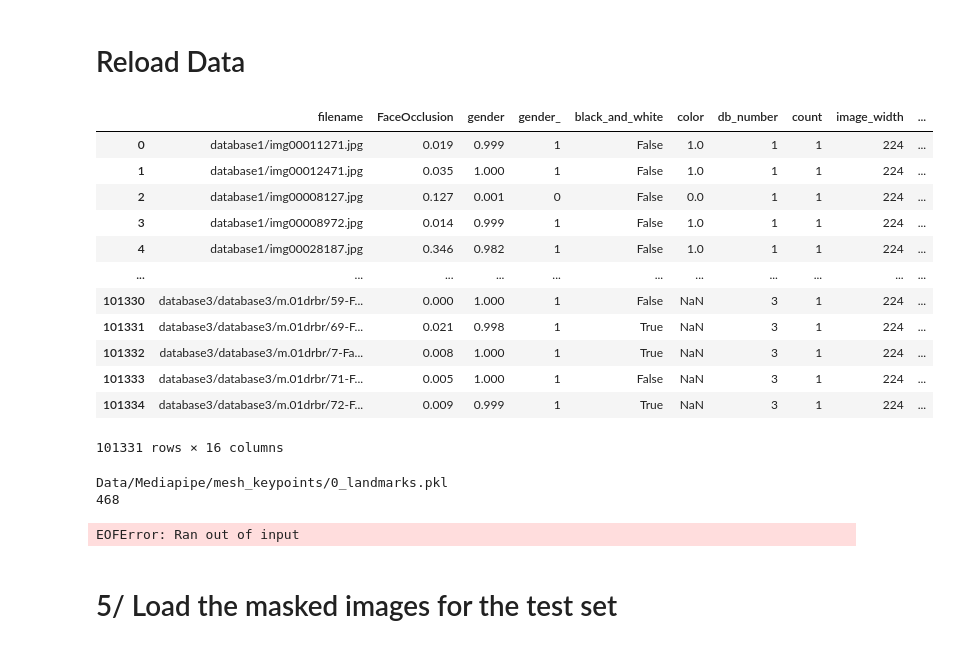
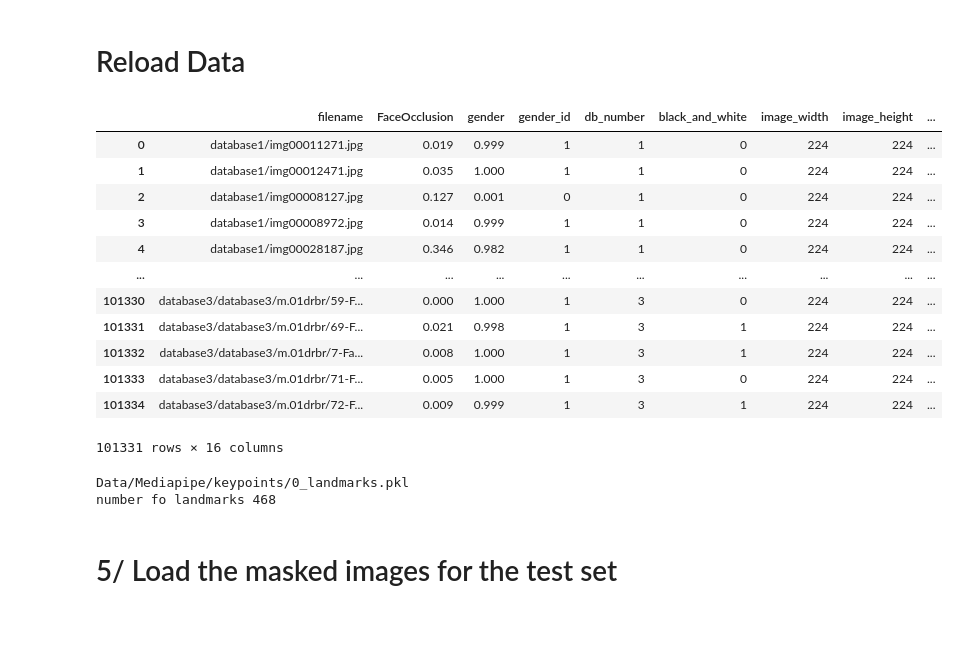
Before and after one commit to Mita-Data/Data_challenge_2.0, a Jupyter notebook: anaele_preprocessing_mediapipe.ipynb, the cells around one changed output. Drawn from its saved outputs; the diff is of its cells as text; code cells hidden in the pictures.

Commit message:
ran anaele_preprocessing_mediapipe for final preprocessing

```diff
--- a/anaele_preprocessing_mediapipe.ipynb
+++ b/anaele_preprocessing_mediapipe.ipynb
@@ -426,7 +426,7 @@ Text(0.5, 1.0, 'Channel 2 \n(gray colormap)')
 # (circa 1 hour with GPU)
 ########################################################
 
-train_preprocess = True # set to True to process all the images
+train_preprocess = False # set to True to process all the images
 img_dir = "Data/crops_100K"
 
 if train_preprocess == True:
@@ -499,8 +499,8 @@ if train_preprocess == True:
 else:
     print("Set train_preprocess to True to process all the images")
     # Load the dataframe and the no_face_indices
-    with open('Data/Mediapipe/df_train_.pkl', 'rb') as f: df_train = pickle.load(f)
-    with open('Data/Mediapipe/train_no_face_indices_.pkl', 'rb') as f: no_face_indices_train = pickle.load(f)
+    with open('Data/Mediapipe/df_train.pkl', 'rb') as f: df_train = pickle.load(f)
+    with open('Data/Mediapipe/train_no_face_indices.pkl', 'rb') as f: no_face_indices_train = pickle.load(f)
     print("df_train and no_face_indices_train are loaded")
 
 df_train.head(-10)
@@ -623,43 +557,35 @@ df_train.describe()
 # Reload Data
 # %%
 # df_train
-with open('Data/df_train.pkl', 'rb') as f:
+with open('Data/Mediapipe/df_train.pkl', 'rb') as f:
     df_train = pickle.load(f)
 
 df_train.head(-10)
 # %% [output]
-|  | filename | FaceOcclusion | gender | gender_ | black_and_white | color | db_number | count | image_width | ... |
-| 0 | database1/img00011271.jpg | 0.019 | 0.999 | 1 | False | 1.0 | 1 | 1 | 224 | ... |
-| 1 | database1/img00012471.jpg | 0.035 | 1.000 | 1 | False | 1.0 | 1 | 1 | 224 | ... |
-| 2 | database1/img00008127.jpg | 0.127 | 0.001 | 0 | False | 0.0 | 1 | 1 | 224 | ... |
-| 3 | database1/img00008972.jpg | 0.014 | 0.999 | 1 | False | 1.0 | 1 | 1 | 224 | ... |
-| 4 | database1/img00028187.jpg | 0.346 | 0.982 | 1 | False | 1.0 | 1 | 1 | 224 | ... |
-| ... | ... | ... | ... | ... | ... | ... | ... | ... | ... | ... |
-| 101330 | database3/database3/m.01drbr/59-F... | 0.000 | 1.000 | 1 | False | NaN | 3 | 1 | 224 | ... |
-| 101331 | database3/database3/m.01drbr/69-F... | 0.021 | 0.998 | 1 | True | NaN | 3 | 1 | 224 | ... |
-| 101332 | database3/database3/m.01drbr/7-Fa... | 0.008 | 1.000 | 1 | True | NaN | 3 | 1 | 224 | ... |
-| 101333 | database3/database3/m.01drbr/71-F... | 0.005 | 1.000 | 1 | False | NaN | 3 | 1 | 224 | ... |
-| 101334 | database3/database3/m.01drbr/72-F... | 0.009 | 0.999 | 1 | True | NaN | 3 | 1 | 224 | ... |
+|  | filename | FaceOcclusion | gender | gender_id | db_number | black_and_white | image_width | image_height | ... |
+| 0 | database1/img00011271.jpg | 0.019 | 0.999 | 1 | 1 | 0 | 224 | 224 | ... |
+| 1 | database1/img00012471.jpg | 0.035 | 1.000 | 1 | 1 | 0 | 224 | 224 | ... |
+| 2 | database1/img00008127.jpg | 0.127 | 0.001 | 0 | 1 | 0 | 224 | 224 | ... |
+| 3 | database1/img00008972.jpg | 0.014 | 0.999 | 1 | 1 | 0 | 224 | 224 | ... |
+| 4 | database1/img00028187.jpg | 0.346 | 0.982 | 1 | 1 | 0 | 224 | 224 | ... |
+| ... | ... | ... | ... | ... | ... | ... | ... | ... | ... |
+| 101330 | database3/database3/m.01drbr/59-F... | 0.000 | 1.000 | 1 | 3 | 0 | 224 | 224 | ... |
+| 101331 | database3/database3/m.01drbr/69-F... | 0.021 | 0.998 | 1 | 3 | 1 | 224 | 224 | ... |
+| 101332 | database3/database3/m.01drbr/7-Fa... | 0.008 | 1.000 | 1 | 3 | 1 | 224 | 224 | ... |
+| 101333 | database3/database3/m.01drbr/71-F... | 0.005 | 1.000 | 1 | 3 | 0 | 224 | 224 | ... |
+| 101334 | database3/database3/m.01drbr/72-F... | 0.009 | 0.999 | 1 | 3 | 1 | 224 | 224 | ... |
 101331 rows × 16 columns
 # %%
 # open face landmarks (keypoints) file
 n=0
-landmarks_path = 'Data/Mediapipe/mesh_keypoints/'+str(n)+'_landmarks.pkl'
+landmarks_path = 'Data/Mediapipe/keypoints/'+str(n)+'_landmarks.pkl'
 print(landmarks_path)
 with open(landmarks_path, 'rb') as f:
     landmarks_list = pickle.load(f)
 print('number fo landmarks',len(landmarks_list.landmark))
-
-# # open result file and show photo with mask
-# with open("Data/Mediapipe/mask_dict.pkl", 'rb') as f:
-#     mask_dict_ = pickle.load(f)
-
-# # the masks are not being saved in a proper format
-# mask_dict_.keys()
 # %% [output]
-Data/Mediapipe/mesh_keypoints/0_landmarks.pkl
-468
+Data/Mediapipe/keypoints/0_landmarks.pkl
+number fo landmarks 468
-EOFError: Ran out of input
 # %% [markdown]
 # 5/ Load the masked images for the test set
 # %%
```
Also changed, not shown: parts of 13 cells of this notebook, 3 other files.
